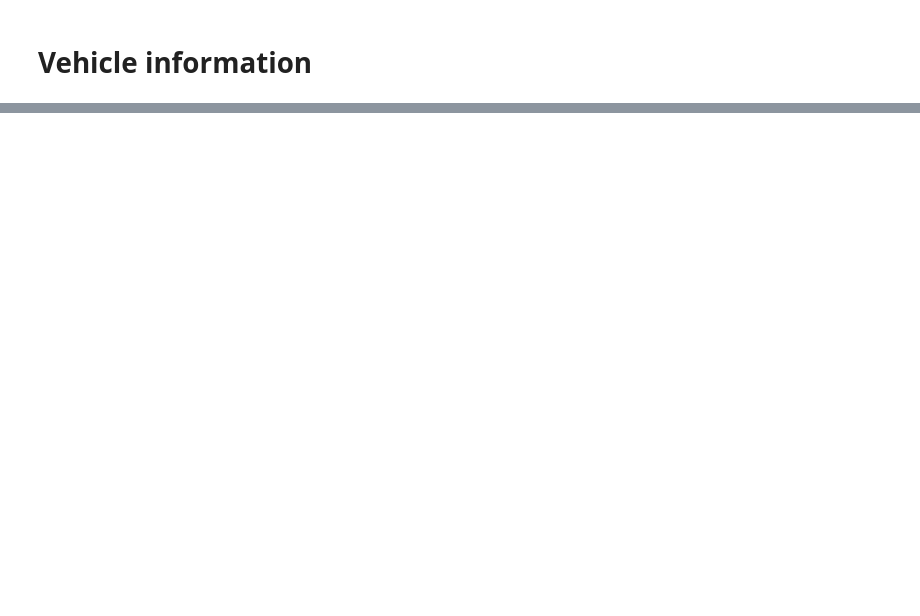
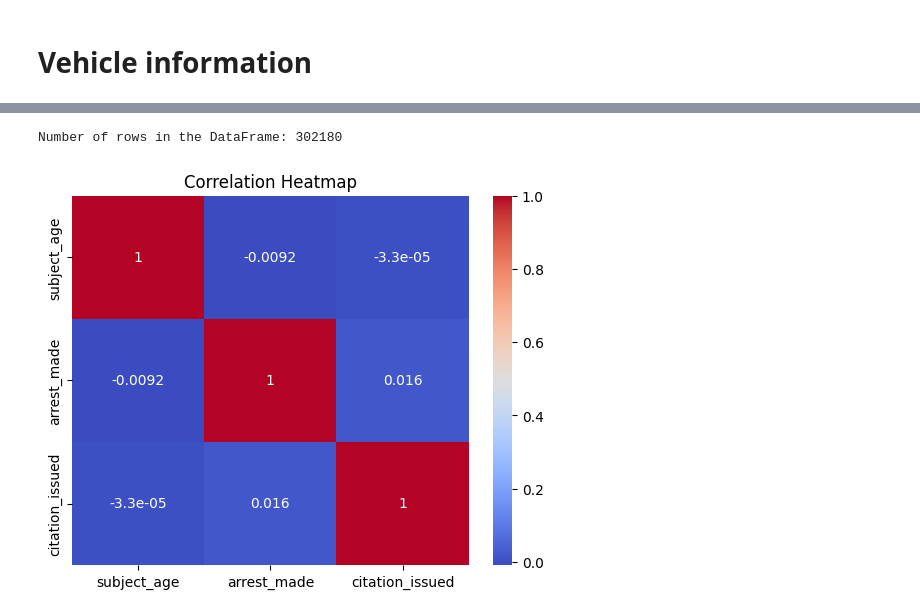
Before and after one commit to irmtou/CS577FinalProject, a Jupyter notebook: CS577FinalProject.ipynb, the cells around one changed output, grey strips where cells are left out. Saved outputs shown, nothing was run; the diff lists cells and outputs as text; code cells hidden in the pictures; blank space fills up the shorter version.

Commit message:
Add additional insight into visualizations and trends

```diff
--- a/CS577FinalProject.ipynb
+++ b/CS577FinalProject.ipynb
@@ -797,0 +837,12 @@ plt.show()
+# %%
+# Drop the columns "search_basis" and "reason_for_search"
+df_filtered = df_filtered.drop(columns=['search_basis', 'reason_for_search', 'contraband_found'])
+# %%
+# Create a copy of the DataFrame
+df_cleaned = df_filtered.copy()
+
+# Remove all rows with NaN values
+df_cleaned = df_cleaned.dropna()
+
+# Optionally, reset the index after dropping rows
+df_cleaned.reset_index(drop=True, inplace=True)
@@ -797,0 +884,15 @@ plt.show()
+# %%
+row_count = len(df_cleaned)
+print("Number of rows in the DataFrame:", row_count)
+# %% [output]
+Number of rows in the DataFrame: 302180
+# %%
+import seaborn as sns
+import matplotlib.pyplot as plt
+
+correlation_matrix = df_cleaned[['subject_age', 'arrest_made', 'citation_issued']].corr()
+sns.heatmap(correlation_matrix, annot=True, cmap='coolwarm')
+plt.title('Correlation Heatmap')
+plt.show()
+# %% [output]
+[figure, added]
```
Also changed, not shown: parts of 51 cells of this notebook.
